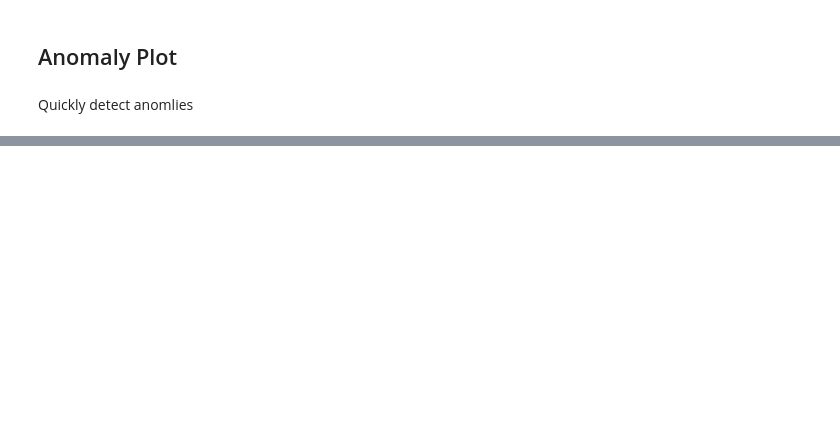
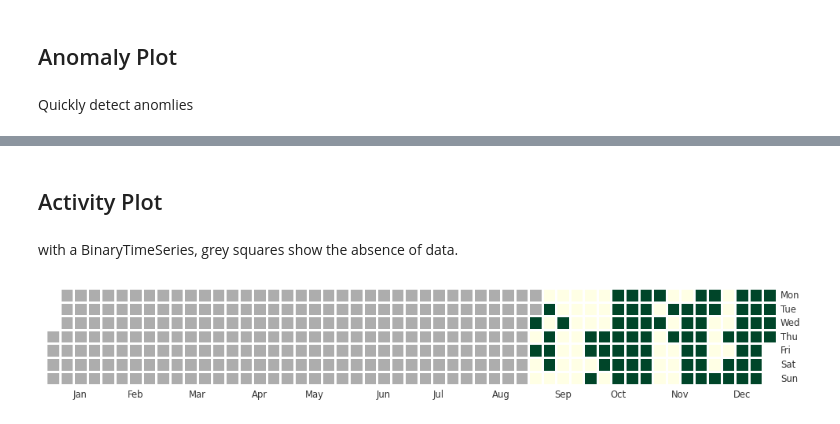
Before and after one commit to ontime-re/ontime, a Jupyter notebook: docs/user_guide/0_core/0.5_plots.ipynb, the cells around one changed output, grey strips where cells are left out. Cells and saved outputs as stored; diff of their text form; code cells hidden in the pictures; blank space fills up the shorter version.

Commit message:
Add activity plot

```diff
--- a/docs/user_guide/0_core/0.5_plots.ipynb
+++ b/docs/user_guide/0_core/0.5_plots.ipynb
@@ -332,0 +87,8 @@ In the add function, only one Mark can be added but as many Stat as desired can
+# %% [markdown]
+## Activity Plot
+# %% [markdown]
+with a BinaryTimeSeries, grey squares show the absence of data.
+# %%
+on.plots.activity(detected_test);
+# %% [output]
+[figure, added]
```
Also changed, not shown: parts of 64 cells of this notebook, 4 other files.
